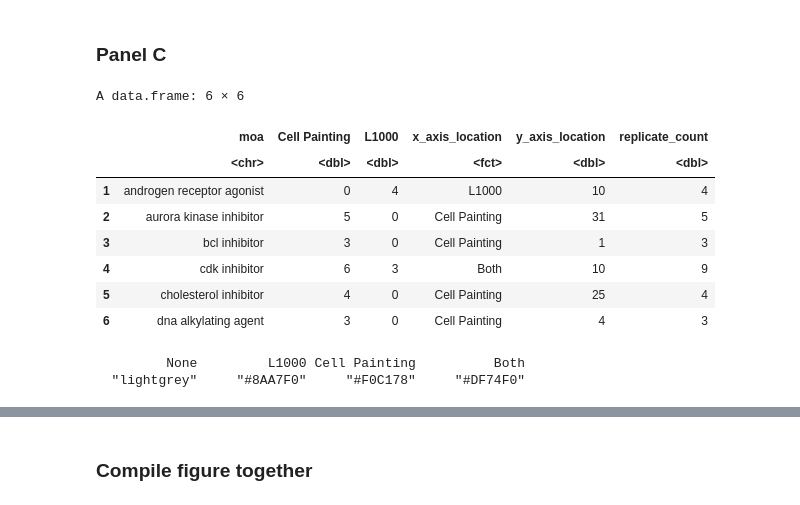
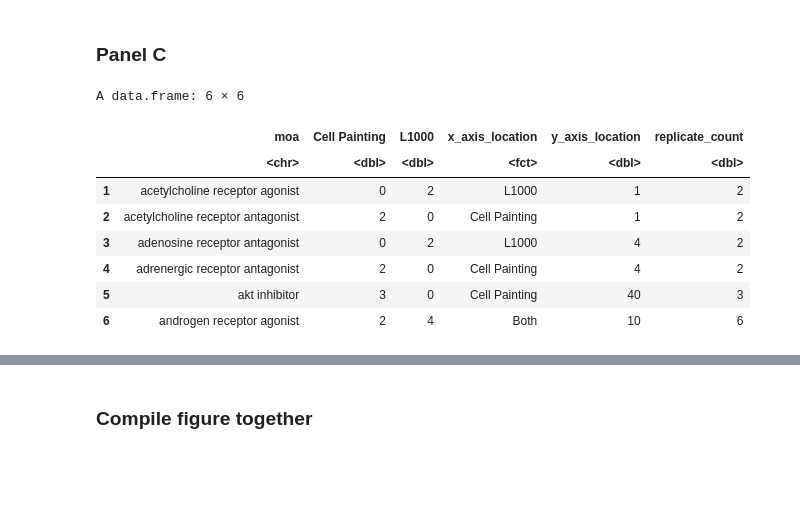
Before and after one commit to broadinstitute/lincs-profiling-complementarity, a Jupyter notebook: 6.paper_figures/figure2.ipynb, the cells around one changed output, grey strips where cells are left out. Cells and saved outputs as stored; diff of their text form; code cells hidden in the pictures; blank space fills up the shorter version.

```diff
--- a/6.paper_figures/figure2.ipynb
+++ b/6.paper_figures/figure2.ipynb
@@ -254,7 +257,7 @@ panel_b_gg
 # %% [markdown]
 ### Panel C
 # %%
-moa_count_filter <- 3
+moa_count_filter <- 2
 
 moa_match_df <- pm_df %>% dplyr::filter(pass_thresh)
 
@@ -279,50 +282,45 @@ cell_painting_order <- consistent_match_moa_df %>%
     dplyr::filter(x_axis_location == "Cell Painting") %>%
     dplyr::arrange(`Cell Painting`, moa) %>%
     dplyr::mutate(y_axis_location = seq(1, n() * 3, 3)) %>%
     dplyr::select(moa, y_axis_location)
 
 l1000_order <- consistent_match_moa_df %>%
     dplyr::filter(x_axis_location == "L1000") %>%
     dplyr::arrange(L1000, moa) %>%
     dplyr::mutate(y_axis_location = seq(1, n() * 3, 3)) %>%
     dplyr::select(moa, y_axis_location)
 
 both_order <- consistent_match_moa_df %>%
     dplyr::mutate(both_count = (`Cell Painting` + L1000) / 2) %>%
     dplyr::filter(x_axis_location == "Both") %>%
     dplyr::arrange(both_count, moa) %>%
     dplyr::mutate(y_axis_location = seq(1, n() * 3, 3)) %>%
     dplyr::select(moa, y_axis_location)
 
 full_moa_plot_order <- dplyr::bind_rows(cell_painting_order, l1000_order, both_order)
 
 plot_ready_moa_text_df <- consistent_match_moa_df %>% dplyr::left_join(full_moa_plot_order, by = "moa") %>%
     dplyr::mutate(replicate_count = `Cell Painting` + L1000)
 
 plot_ready_moa_text_df$x_axis_location <- factor(plot_ready_moa_text_df$x_axis_location, levels = c("Cell Painting", "Both", "L1000"))
 
 head(plot_ready_moa_text_df)
 # %% [output]
 A data.frame: 6 × 6
 |  | moa | Cell Painting | L1000 | x_axis_location | y_axis_location | replicate_count |
 |  | <chr> | <dbl> | <dbl> | <fct> | <dbl> | <dbl> |
-| 1 | androgen receptor agonist | 0 | 4 | L1000 | 10 | 4 |
-| 2 | aurora kinase inhibitor | 5 | 0 | Cell Painting | 31 | 5 |
-| 3 | bcl inhibitor | 3 | 0 | Cell Painting | 1 | 3 |
-| 4 | cdk inhibitor | 6 | 3 | Both | 10 | 9 |
-| 5 | cholesterol inhibitor | 4 | 0 | Cell Painting | 25 | 4 |
-| 6 | dna alkylating agent | 3 | 0 | Cell Painting | 4 | 3 |
+| 1 | acetylcholine receptor agonist | 0 | 2 | L1000 | 1 | 2 |
+| 2 | acetylcholine receptor antagonist | 2 | 0 | Cell Painting | 1 | 2 |
+| 3 | adenosine receptor antagonist | 0 | 2 | L1000 | 4 | 2 |
+| 4 | adrenergic receptor antagonist | 2 | 0 | Cell Painting | 4 | 2 |
+| 5 | akt inhibitor | 3 | 0 | Cell Painting | 40 | 3 |
+| 6 | androgen receptor agonist | 2 | 4 | Both | 10 | 6 |
 # %%
 moa_labels <- c("None", "L1000", "Cell Painting", "Both")
 
 moa_colors <- unique(plot_ready_pm_df$moa_color_passing)
 names(moa_colors) <- moa_labels
 names(moa_labels) <- moa_labels
-# %%
-moa_colors
-# %% [output]
-         None         L1000 Cell Painting          Both
-  "lightgrey"     "#8AA7F0"     "#F0C178"     "#DF74F0"
 # %%
 panel_c_gg <- (
     ggplot(plot_ready_moa_text_df, aes(y = y_axis_location, x = 0))
```
Also changed, not shown: parts of 8 cells of this notebook, 2 other files.
